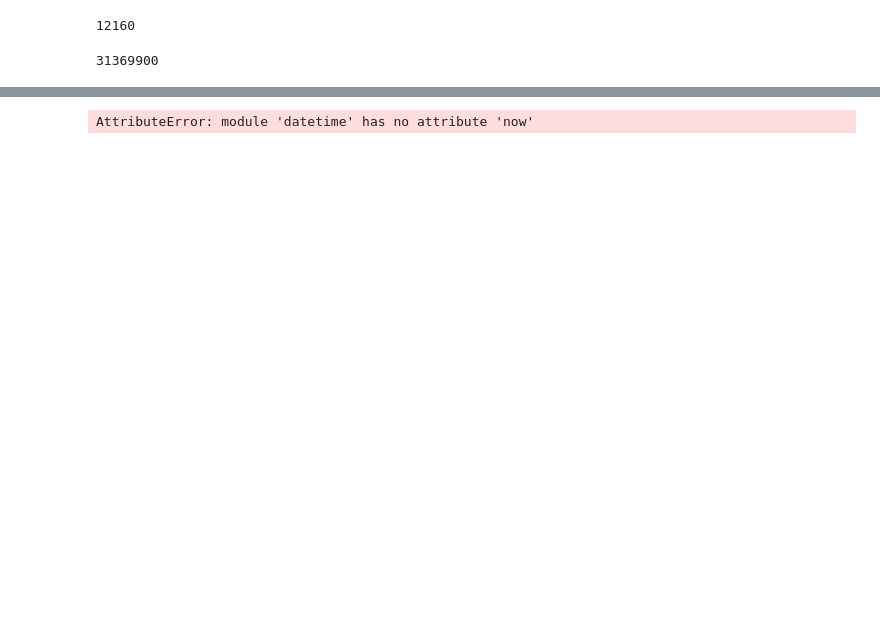
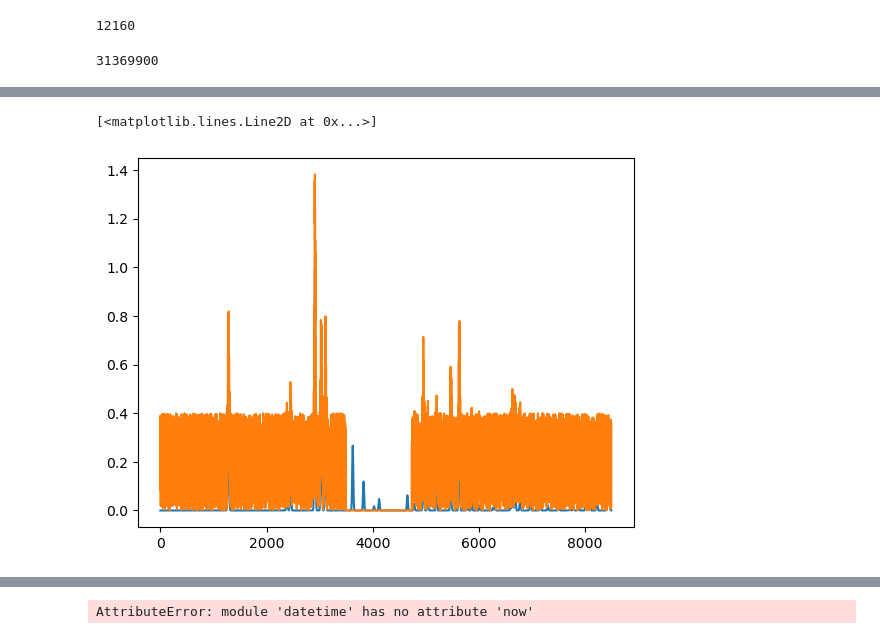
Before and after one commit to TsachMa/452_final_project, a Jupyter notebook: first_model.ipynb, the cells around one changed output, grey strips where cells are left out. Saved outputs shown, nothing was run; the diff lists cells and outputs as text; code cells hidden in the pictures; blank space fills up the shorter version.

```diff
--- a/first_model.ipynb
+++ b/first_model.ipynb
@@ -71,6 +75,23 @@ count_parameters(ConvModel) / count_parameters(TransModel)
 # %%
 #instantiate experimental data simulator
-simulator = ExperimentalSimulation(device)
+simulator = ExperimentalSimulation(device, crop_start=2000, crop_stop = 2000, noise_range = 0.4, drop_width = 500, drop_freq = 2)
+# %%
+for xrd, composition, targets in train_loader:
+    break
+# %%
+post_sim = simulator.sim(xrd)
+post_norm = F.normalize(xrd, p=2, dim=1)
+# %%
+for_viz = xrd[1].detach().cpu().numpy()
+post_sim_for_viz =  post_sim[1].detach().cpu().numpy()
+post_norm_for_viz = post_norm[1].detach().cpu().numpy()
+# %%
+plt.plot(for_viz[0])
+plt.plot(post_sim_for_viz[0])
+# plt.plot(post_norm_for_viz[0])
+# %% [output]
+[<matplotlib.lines.Line2D at 0x...>]
+[figure, added]
 # %%
 max_epochs = 200
 metrics = ["accuracy", "loss"]
```
Also changed, not shown: parts of 10 cells of this notebook, 9 other files.
